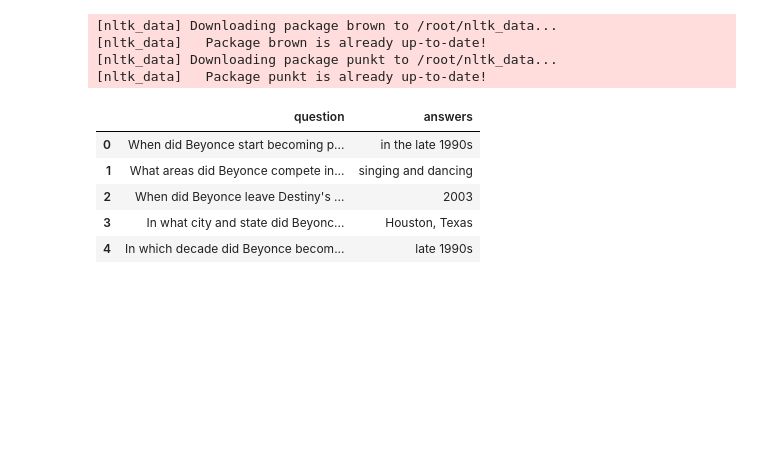
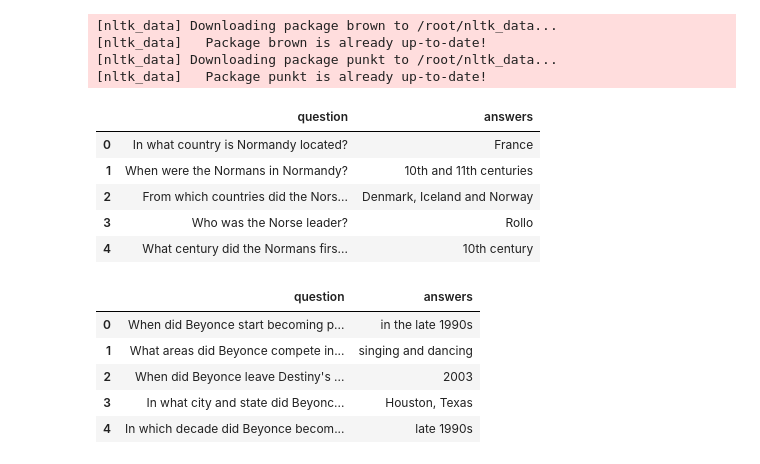
Before and after one commit to muhammadafnankhan/lstmchatbot, a Jupyter notebook: Chatbot With LSTM and Pretrained Embeddings.ipynb, the cells around one changed output. Cells and saved outputs as stored; diff of their text form; code cells hidden in the pictures; blank space fills up the shorter version.

```diff
--- a/Chatbot With LSTM and Pretrained Embeddings.ipynb
+++ b/Chatbot With LSTM and Pretrained Embeddings.ipynb
@@ -163,7 +170,16 @@ def train_test_split(SRC, TRG):
 # %%
 df_train = loadDF('./train-v2.0.json')
 # %%
-#dev_test = loadDF('./dev-v2.0.json')
+dev_test = loadDF('./dev-v2.0.json')
+# %%
+dev_test.head()
+# %% [output]
+|  | question | answers |
+| 0 | In what country is Normandy located? | France |
+| 1 | When were the Normans in Normandy? | 10th and 11th centuries |
+| 2 | From which countries did the Nors... | Denmark, Iceland and Norway |
+| 3 | Who was the Norse leader? | Rollo |
+| 4 | What century did the Normans firs... | 10th century |
 # %%
 #pd.set_option('display.max_rows', None)
 # %%
```
Also changed, not shown: parts of 55 cells of this notebook.
